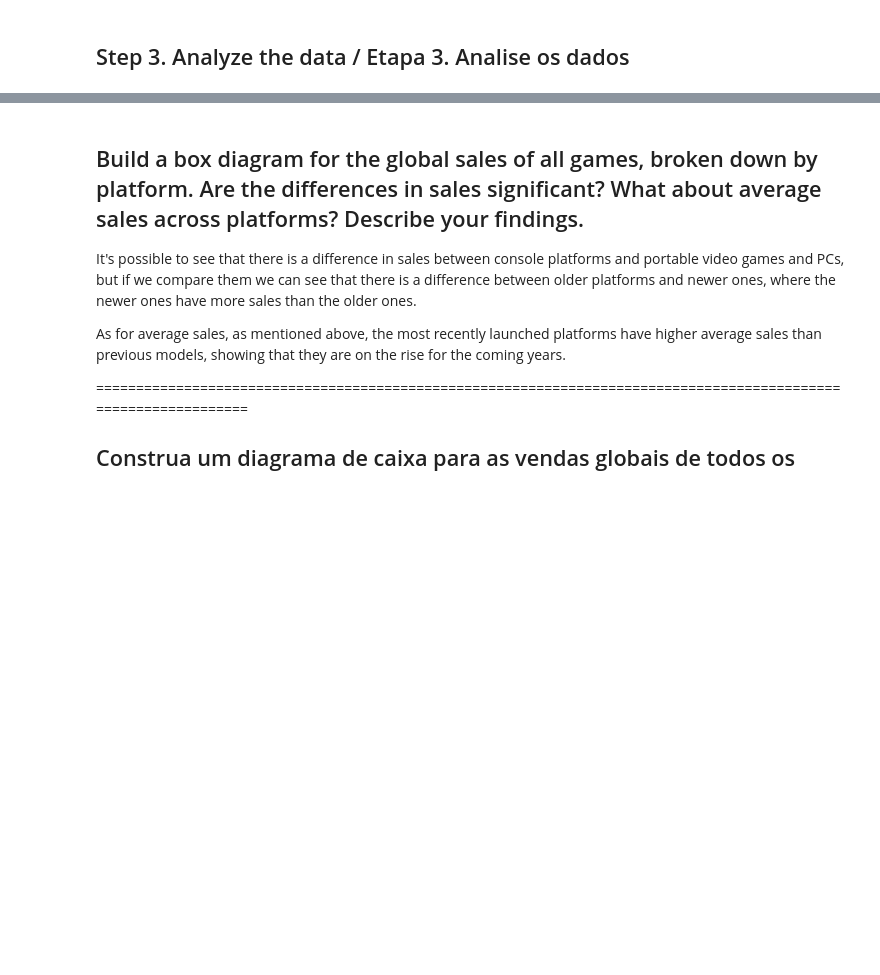
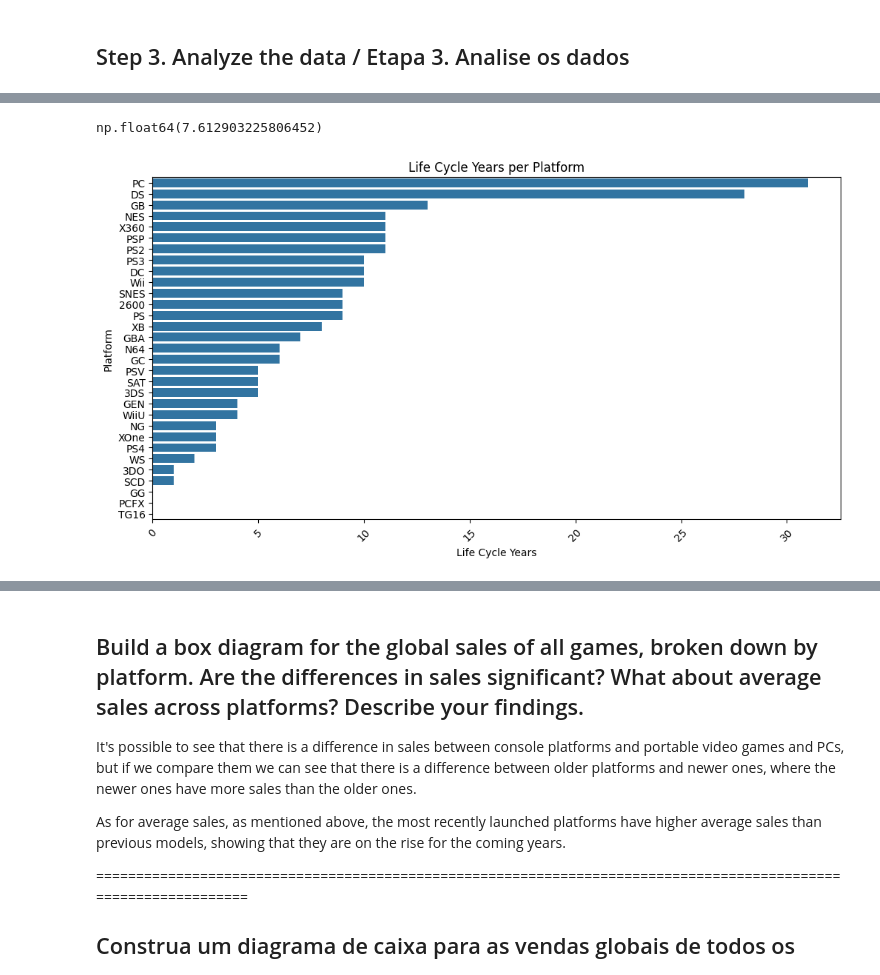
Before and after one commit to RafaelGenari/Bootcamp-Project-Video-Games-Ice-Company, a Jupyter notebook: Notebooks/EDA.ipynb, the cells around one changed output, grey strips where cells are left out. Saved outputs shown, nothing was run; the diff lists cells and outputs as text; code cells hidden in the pictures; blank space fills up the shorter version.

```diff
--- a/Notebooks/EDA.ipynb
+++ b/Notebooks/EDA.ipynb
@@ -397,0 +283,4 @@ Name: total_sales, dtype: float64
+# %%
+df_platform_life_cycle = df_games.groupby(['platform'])['year_of_release'].agg(['min', 'max']).reset_index()
+df_platform_life_cycle['life_cycle_years'] = df_platform_life_cycle['max'] - df_platform_life_cycle['min']
+df_platform_life_cycle
@@ -397,0 +305,16 @@ Name: total_sales, dtype: float64
+# %%
+df_platform_life_cycle['life_cycle_years'].mean()
+# %% [output]
+np.float64(7.612903225806452)
+# %%
+df_platform_life_cycle_sorted = df_platform_life_cycle.sort_values(by = 'life_cycle_years', ascending = False) # sorting values / ordenando os valores
+
+plt.figure(figsize = (12,6))
+sns.barplot(x = 'life_cycle_years', y = 'platform', data = df_platform_life_cycle_sorted)
+plt.title('Life Cycle Years per Platform')
+plt.xlabel('Life Cycle Years')
+plt.ylabel('Platform')
+plt.xticks(rotation=45)
+plt.show()
+# %% [output]
+[figure, added]
```
Also changed, not shown: parts of 49 cells of this notebook.
